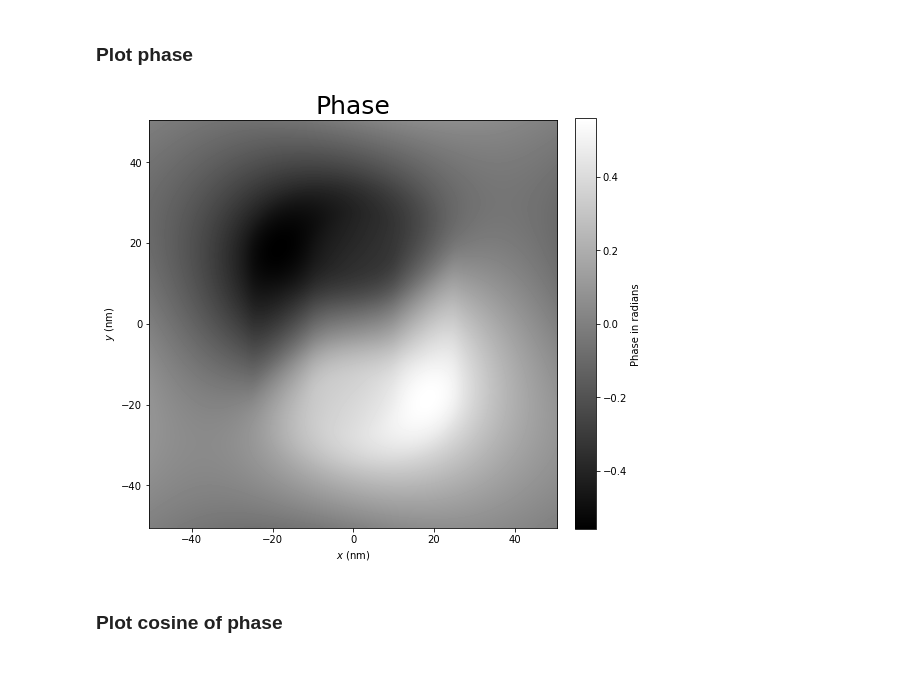
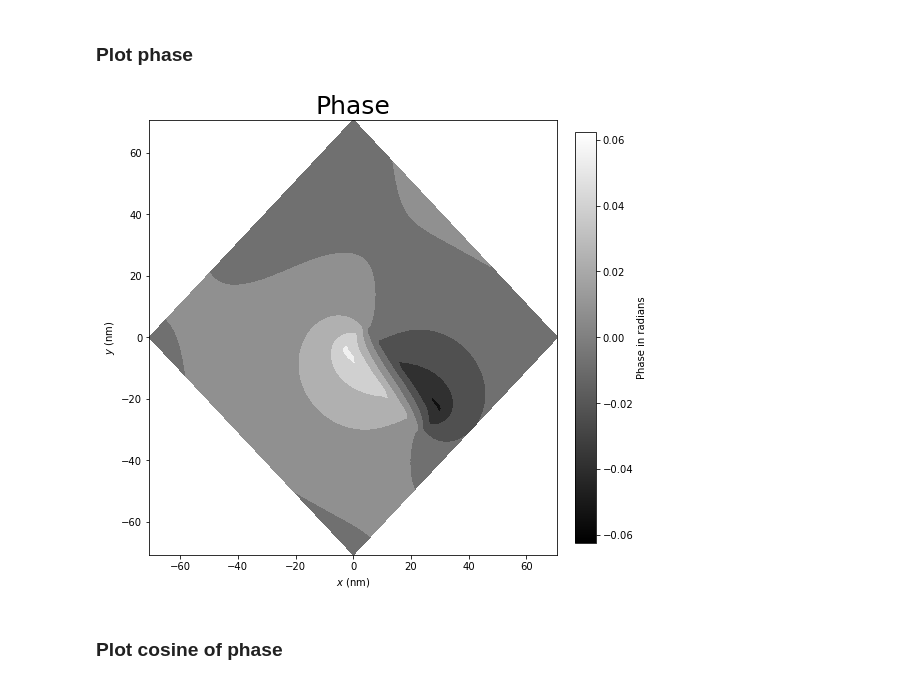
Before and after one commit to grlewis333/phd-work, a Jupyter notebook: holo-sim.ipynb, the cells around one changed output. Saved outputs shown, nothing was run; the diff lists cells and outputs as text; code cells hidden in the pictures.

```diff
--- a/holo-sim.ipynb
+++ b/holo-sim.ipynb
@@ -43,26 +46,11 @@ m_z = np.take(data,5,axis=1)
 # %%
-# Generate x,y value
+# Generate x,y,z value
 n = 100
-xs = np.linspace(-50,50,n)
-ys = np.linspace(-50,50,n)
-zs = np.linspace(-50,50,n)
-xx, yy, zz = np.meshgrid(xs,ys, zs)
+xs = np.linspace(-n/2,n/2,n)
+ys = np.linspace(-n/2,n/2,n)
+zs = np.linspace(-n/2,n/2,n)
+xx, yy, zz = np.meshgrid(xs,ys, zs,indexing='ij')
 nx = xx.reshape(n**3)
 ny = yy.reshape(n**3)
 nz = zz.reshape(n**3)
 coor = np.array([nx,ny,nz]).T
-
-# Generate magnetisation
-Mx = np.zeros_like(xs)
-My = np.zeros_like(ys)
-Mz = np.zeros_like(zs)
-Mxx, Myy, Mzz = np.meshgrid(Mx, My, Mz)
-Mxx[round(n/4):round(3*n/4),round(n/4):round(3*n/4),round(n/4):round(3*n/4)] = 1
-#Myy[round(n/4):round(3*n/4),round(n/4):round(3*n/4),round(n/4):round(3*n/4)] = 1
-
-m_x, m_y, m_z = Mxx, Myy, Mzz
-MX, MY, MZ = Mxx, Myy, Mzz
-
-ave_m_x = Mxx.mean(axis=2)
-ave_m_y = Myy.mean(axis=2)
-ave_m_z = Mzz.mean(axis=2)
@@ -375,7 +166,7 @@ y_len = len(yuni)
 z_len = len(zuni)
 
 # Generate mesh
-X, Y, Z = np.meshgrid(xuni, yuni, zuni)
+X, Y, Z = np.meshgrid(xuni, yuni, zuni, indexing='ij')
 
 x_proj = np.average(X,axis=2)
 y_proj = np.average(Y,axis=2)
@@ -464,6 +297,6 @@ def rotation3d(X,Y,Z,MX,MY,MZ, angle):
     MXr,MYr,MZr = mxrs.reshape(n,n,n),myrs.reshape(n,n,n),mzrs.reshape(n,n,n)
     return Xr,Yr,Zr,MXr,MYr,MZr
 # %%
-angle = 30
-Xr,Yr,Zr,MXr,MYr,MZr = rotation3d(X,Y,Z,MX,MY,MZ, angle)
+angle = 0.1
+Xr,Yr,Zr,MXr,MYr,MZr = rotation3d(X,Y,Z,MX,MY,MZ, angle,'x')
 # %%
@@ -878,3 +725,12 @@ ave_m_y = Myr
+# %%
+
+# ave_m_x = Mxr
+# ave_m_y = Myr
+
+ave_m_x = mx_proj
+ave_m_y = my_proj
+#x_proj
+#y_proj
 # %% [markdown]
 ## Calculate magnetic phase and B-field
 ### Set parameters
@@ -923,14 +779,15 @@ phase = np.fft.ifft2(ft_phase).real
 # %%
 plt.figure(figsize=(8, 8))
 plt.title('Phase', fontsize=25)
 
-imgplot1 = plt.imshow(phase,origin='lower', extent=[x_begin, x_end, y_begin,y_end], cmap='gray', interpolation='spline16')
+#imgplot1 = plt.imshow(phase,origin='lower', extent=[x_begin, x_end, y_begin,y_end], cmap='gray', interpolation='spline16')
+plt.contourf(x_proj,y_proj,phase, cmap='gray', interpolation='spline16')
 cbar1 = plt.colorbar(imgplot1, fraction=0.046, pad=0.04)
 plt.xlabel("$x$ (nm)")
 plt.ylabel("$y$ (nm)")
 cbar_lab = cbar1.ax.set_ylabel("Phase in radians")
 # %% [output]
-[figure, old version]
+[figure, new version]
 # %% [markdown]
 ### Plot cosine of phase
 # %%
```
Also changed, not shown: parts of 29 cells of this notebook, 1 other file.
